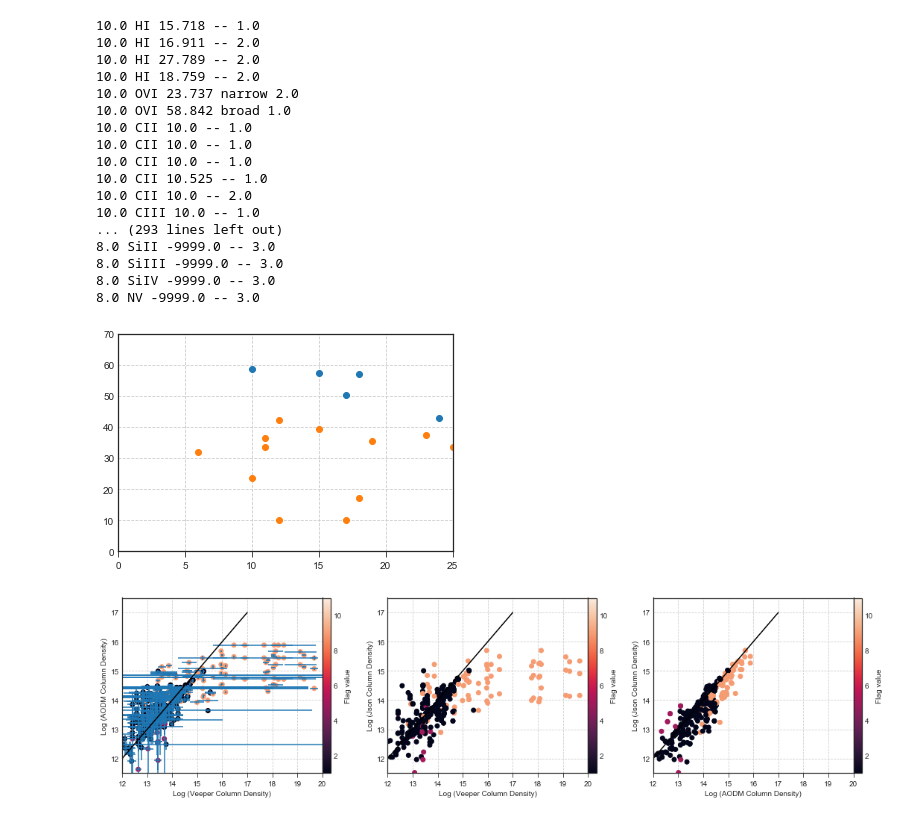
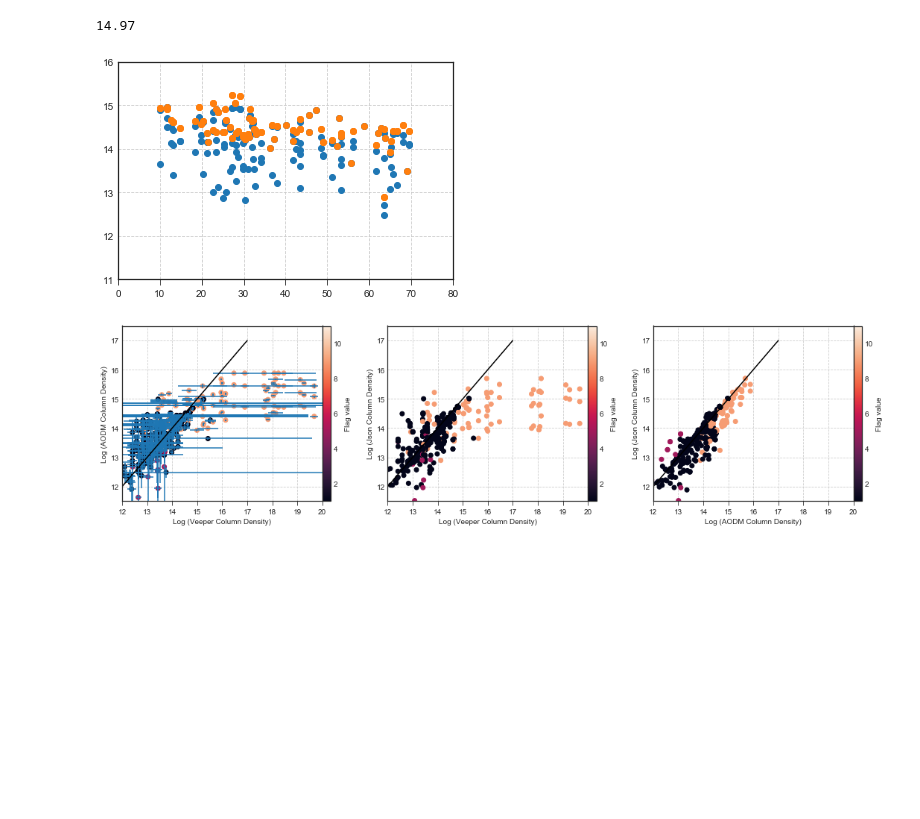
Before and after one commit to ibutsky/synthetic_spectra, a Jupyter notebook: scripts/plotting/debug_plots.ipynb, the cells around one changed output. Drawn from its saved outputs; the diff is of its cells as text; code cells hidden in the pictures; blank space fills up the shorter version.

```diff
--- a/scripts/plotting/debug_plots.ipynb
+++ b/scripts/plotting/debug_plots.ipynb
@@ -16,37 +16,20 @@ sns.set_style("ticks",{'axes.grid': True, "ytick.major.size": 0.1,
                 "ytick.minor.size": 0.05,
                 'grid.linestyle': '--'
             })
-# %%
-ion, bval, col, ovi_label, ray_id, flag = pt.load_data(['ion', 'bval', 'col', \
-                                'label', 'ray_id', 'flag'])
-mask = ovi_label == 'broad'
-plt.scatter(ray_id[mask], bval[mask])
-mask = ovi_label == 'narrow'
-plt.scatter(ray_id[mask], bval[mask])
-plt.xlim(0, 25)
-plt.ylim(0, 70)
-
-for i in range(len(ray_id)):
-    print(ray_id[i], ion[i], bval[i], ovi_label[i], flag[i])
-# %% [output]
-10.0 HI 15.718 -- 1.0
-10.0 HI 16.911 -- 2.0
-10.0 HI 27.789 -- 2.0
-10.0 HI 18.759 -- 2.0
-10.0 OVI 23.737 narrow 2.0
-10.0 OVI 58.842 broad 1.0
-10.0 CII 10.0 -- 1.0
-10.0 CII 10.0 -- 1.0
-10.0 CII 10.0 -- 1.0
-10.0 CII 10.525 -- 1.0
-10.0 CII 10.0 -- 2.0
-10.0 CIII 10.0 -- 1.0
-... (293 lines left out)
-8.0 SiII -9999.0 -- 3.0
-8.0 SiIII -9999.0 -- 3.0
-8.0 SiIV -9999.0 -- 3.0
-8.0 NV -9999.0 -- 3.0
-[figure, removed]
+# %%
+ion, col, impact, total_col, flag = pt.load_data(['ion', 'col', 'impact', 'total_col',\
+                                'flag'])
+mask = ion == 'OVI'
+plt.scatter(impact[mask], col[mask])
+plt.scatter(impact[mask], total_col[mask])
+
+plt.ylim(11, 16)
+plt.xlim(0, 80)
+
+max(col[mask])
+# %% [output]
+14.97
+[figure, added]
 # %%
 restwave, col, col_aodm, col_json, flag = pt.load_data(['restwave', 'col_veeper', 'col_aodm', 'col_json', 'flag'], use_filtered = False)
 ion, model, impact = pt.load_data(['ion','model',  'impact'], use_filtered = False)
```
Also changed, not shown: 11 other files.
